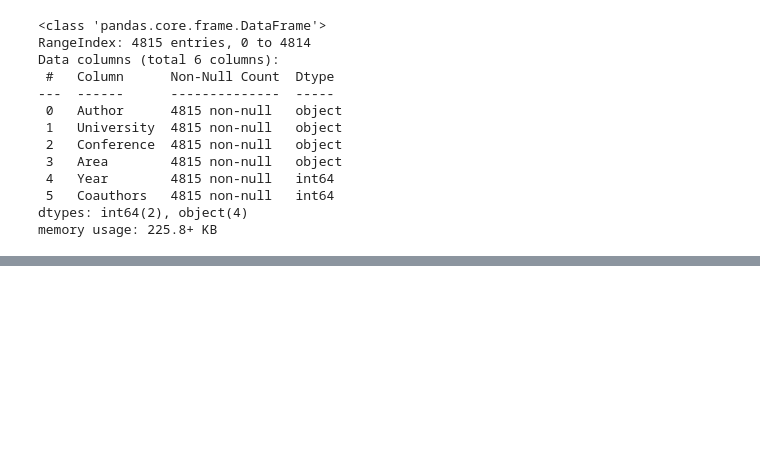
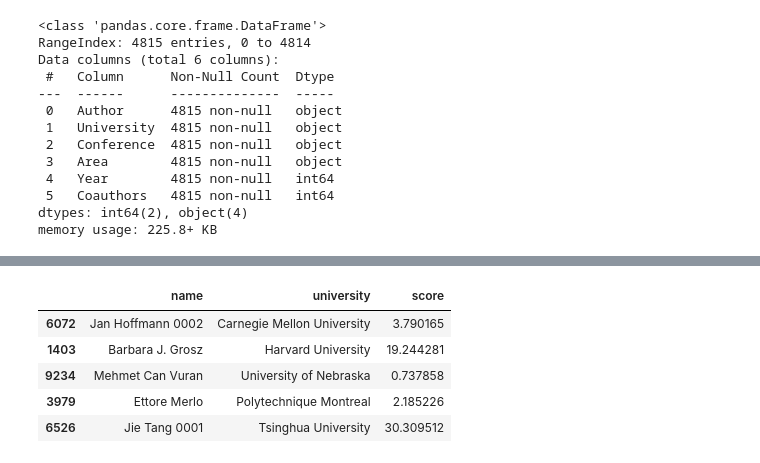
Before and after one commit to sachiniyer/my_college_rankings, a Jupyter notebook: main.ipynb, the cells around one changed output, grey strips where cells are left out. Saved outputs shown, nothing was run; the diff lists cells and outputs as text; code cells hidden in the pictures; blank space fills up the shorter version.

Commit message:
prof scores prototypes, need to mod weights

```diff
--- a/main.ipynb
+++ b/main.ipynb
@@ -93,3 +96,6 @@ Data columns (total 6 columns):
  5   Coauthors   4815 non-null   int64
 dtypes: int64(2), object(4)
 memory usage: 225.8+ KB
+# %%
+dfpreference = pd.read_csv("data/preferences.csv")
+dfpreference.info()
@@ -128,0 +155,33 @@ I will take the Meta Scores, normalize them with min max scaling. Then I will ap
+# %%
+def year_weight(year):
+    # 1970 - 2023
+    year = 2023 - year + 1
+    year *= 0.5
+    return math.log(year)
+# %%
+def area_weight(area):
+    # score of 1-5
+    area_score = dfpreference[dfpreference['conference'] == area]['preference'].values[0]
+    return math.log(area_score)
+# %%
+dfauthorscore = pd.DataFrame(columns=['name', 'university', 'score'])
+
+for index, row in tqdm(dfcsrankings.iterrows(), desc="Prof Scores", unit="item", total=len(dfcsrankings)):
+    name = row['name']
+    university = row['dept']
+
+    year = row['year']
+    area = row['area']
+
+    yearweight = year_weight(year)
+    areaweight = area_weight(area)
+
+
+    count = row['adjustedcount'] * yearweight * areaweight
+
+    existing_rows = dfauthorscore[dfauthorscore['name'] == name]
+    if existing_rows.empty:
+        dfauthorscore.loc[len(dfauthorscore)] = [name, university, count]
+    else:
+        for idx in existing_rows.index:
+            dfauthorscore.at[idx, 'score'] += count
@@ -128,0 +210,9 @@ I will take the Meta Scores, normalize them with min max scaling. Then I will ap
+# %%
+dfauthorscore.sample(5)
+# %% [output]
+|  | name | university | score |
+| 6072 | Jan Hoffmann 0002 | Carnegie Mellon University | 3.790165 |
+| 1403 | Barbara J. Grosz | Harvard University | 19.244281 |
+| 9234 | Mehmet Can Vuran | University of Nebraska | 0.737858 |
+| 3979 | Ettore Merlo | Polytechnique Montreal | 2.185226 |
+| 6526 | Jie Tang 0001 | Tsinghua University | 30.309512 |
```
Also changed, not shown: parts of 9 cells of this notebook.
